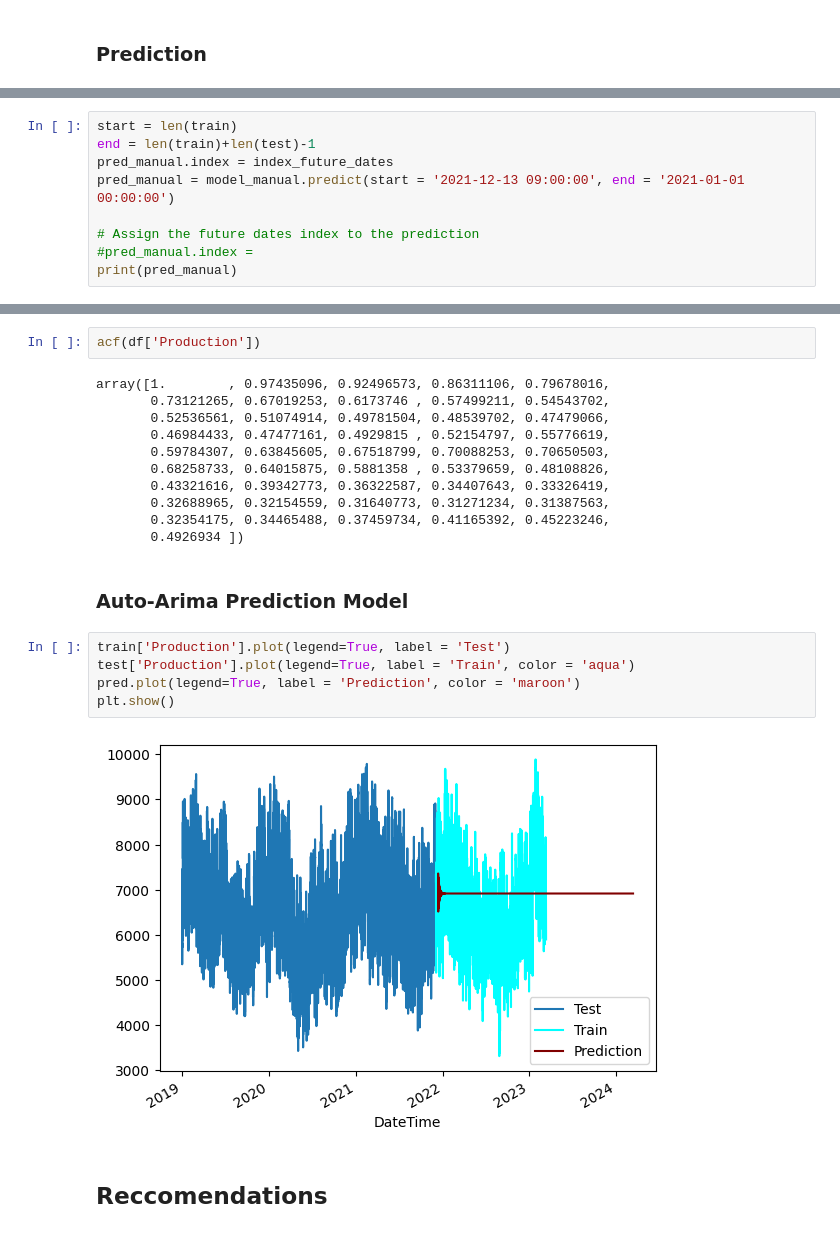
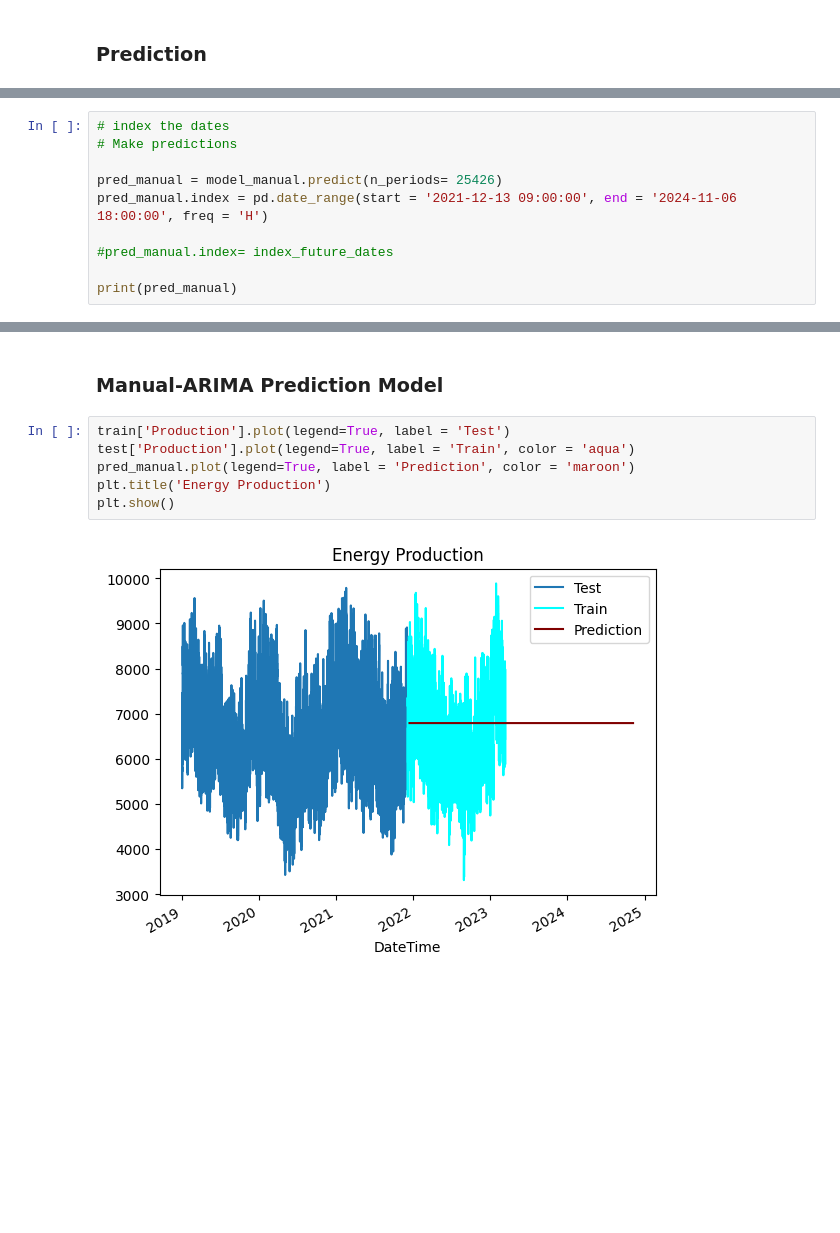
Before and after one commit to DemetriousLloyd/Portfolio, a Jupyter notebook: R_Py_Projects/Time_Series_Modeling_Romanian Electricity.ipynb, the cells around one changed output, grey strips where cells are left out. Saved outputs shown, nothing was run; the diff lists cells and outputs as text; blank space fills up the shorter version.

```diff
--- a/R_Py_Projects/Time_Series_Modeling_Romanian Electricity.ipynb
+++ b/R_Py_Projects/Time_Series_Modeling_Romanian Electricity.ipynb
@@ -341,12 +398,13 @@ SARIMAX Results
 Warnings:
 [1] Covariance matrix calculated using the outer product of gradients (complex-step).
 # %%
-start = len(train)
-end = len(train)+len(test)-1
-pred_manual.index = index_future_dates
-pred_manual = model_manual.predict(start = '2021-12-13 09:00:00', end = '2021-01-01 00:00:00')
+# index the dates
+# Make predictions
 
-# Assign the future dates index to the prediction
-#pred_manual.index =
+pred_manual = model_manual.predict(n_periods= 25426)
+pred_manual.index = pd.date_range(start = '2021-12-13 09:00:00', end = '2024-11-06 18:00:00', freq = 'H')
+
+#pred_manual.index= index_future_dates
+
 print(pred_manual)
 # %% [output]
@@ -402,24 +423,10 @@ plt.show()
-# %%
-acf(df['Production'])
-# %% [output]
-array([1.        , 0.97435096, 0.92496573, 0.86311106, 0.79678016,
-       0.73121265, 0.67019253, 0.6173746 , 0.57499211, 0.54543702,
-       0.52536561, 0.51074914, 0.49781504, 0.48539702, 0.47479066,
-       0.46984433, 0.47477161, 0.4929815 , 0.52154797, 0.55776619,
-       0.59784307, 0.63845605, 0.67518799, 0.70088253, 0.70650503,
-       0.68258733, 0.64015875, 0.5881358 , 0.53379659, 0.48108826,
-       0.43321616, 0.39342773, 0.36322587, 0.34407643, 0.33326419,
-       0.32688965, 0.32154559, 0.31640773, 0.31271234, 0.31387563,
-       0.32354175, 0.34465488, 0.37459734, 0.41165392, 0.45223246,
-       0.4926934 ])
 # %% [markdown]
-### Auto-Arima Prediction Model
+### Manual-ARIMA Prediction Model
 # %%
 train['Production'].plot(legend=True, label = 'Test')
 test['Production'].plot(legend=True, label = 'Train', color = 'aqua')
-pred.plot(legend=True, label = 'Prediction', color = 'maroon')
+pred_manual.plot(legend=True, label = 'Prediction', color = 'maroon')
+plt.title('Energy Production')
 plt.show()
 # %% [output]
-[figure, old version]
+[figure, new version]
-# %% [markdown]
-## Reccomendations
```
Also changed, not shown: parts of 29 cells of this notebook.
